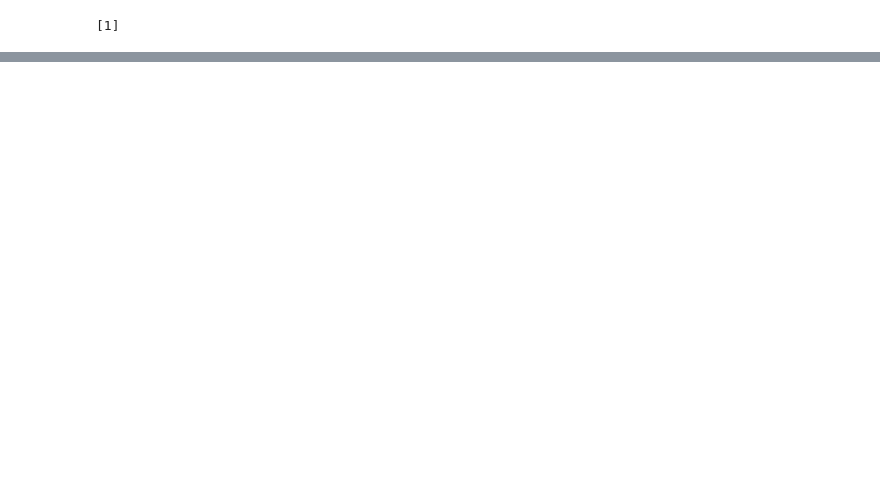
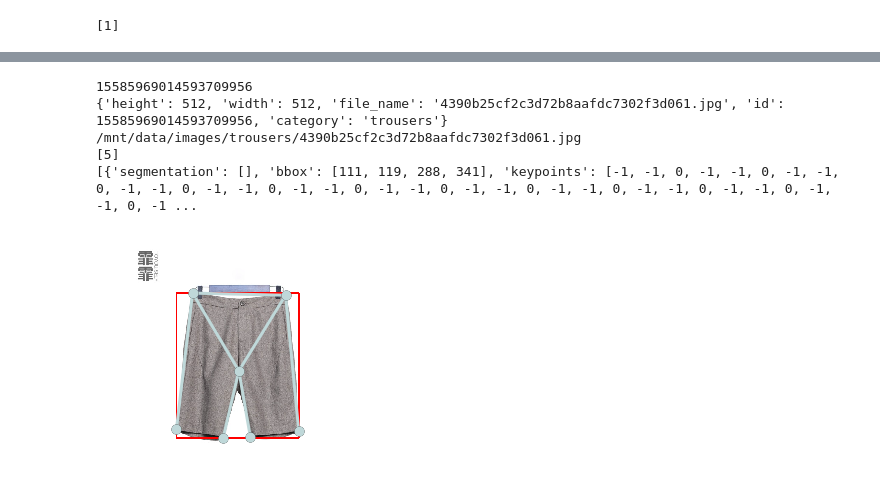
Before and after one commit to lexuszhi1990/build-datasets-from-zero, a Jupyter notebook: fai_coco_test.ipynb, the cells around one changed output, grey strips where cells are left out. Drawn from its saved outputs; the diff is of its cells as text; code cells hidden in the pictures; blank space fills up the shorter version.

```diff
--- a/fai_coco_test.ipynb
+++ b/fai_coco_test.ipynb
@@ -99,0 +143,40 @@ plt.show()
+# %%
+img_idx = coco.getImgIds()
+img_id = img_idx[randrange(len(img_idx))]
+
+# trousers
+img_id = 15585969014593709956
+print(img_id)
+img_anno = coco.loadImgs([img_id])[0]
+print(img_anno)
+img_path = Path(output_dir, 'images', img_anno['category'], img_anno['file_name'])
+print(img_path)
+assert img_path.exists(), 'image not exists'
+img_id
+img = cv2.imread(img_path.as_posix())
+
+catIds=[]
+for ann in coco.dataset['annotations']:
+    if ann['image_id']==img_id:
+        catIds.append(ann['category_id'])
+print(catIds)
+
+plt.imshow(img); plt.axis('off')
+annIds = coco.getAnnIds(imgIds=[img_id], catIds=catIds, iscrowd=None)
+anns = coco.loadAnns(annIds)
+print(anns)
+coco.showAnns(anns)
+
+xmin, ymin, width, height = anns[0]['bbox']
+img = cv2.imread(img_path.as_posix())
+cv2.rectangle(img, (xmin, ymin), (xmin+width, ymin+height), (255, 0, 0), 2)
+plt.axis('off')
+plt.imshow(img)
+plt.show()
+# %% [output]
+15585969014593709956
+{'height': 512, 'width': 512, 'file_name': '4390b25cf2c3d72b8aafdc7302f3d061.jpg', 'id': 15585969014593709956, 'category': 'trousers'}
+/mnt/data/images/trousers/4390b25cf2c3d72b8aafdc7302f3d061.jpg
+[5]
+[{'segmentation': [], 'bbox': [111, 119, 288, 341], 'keypoints': [-1, -1, 0, -1, -1, 0, -1, -1, 0, -1, -1, 0, -1, -1, 0, -1, -1, 0, -1, -1, 0, -1, -1, 0, -1, -1, 0, -1, -1, 0, -1, -1, 0, -1, -1, 0, -1 ...
+[figure, added]
```
Also changed, not shown: parts of 11 cells of this notebook, 1 other file.
